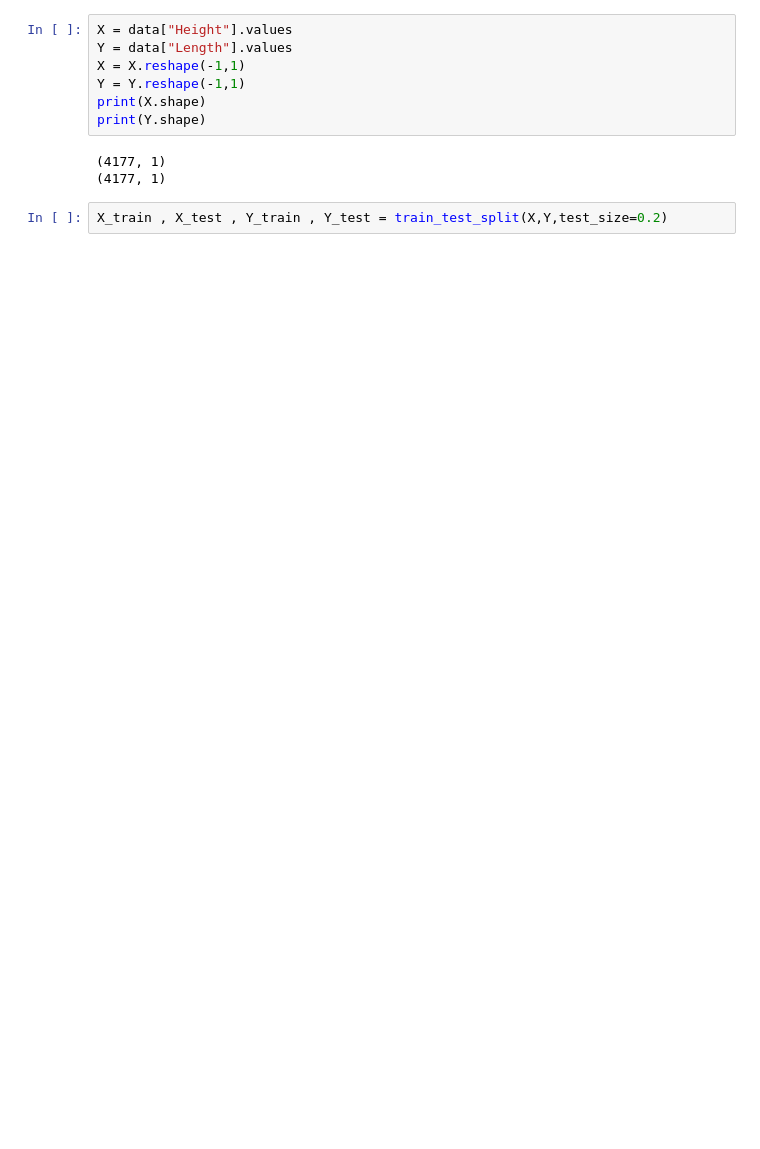
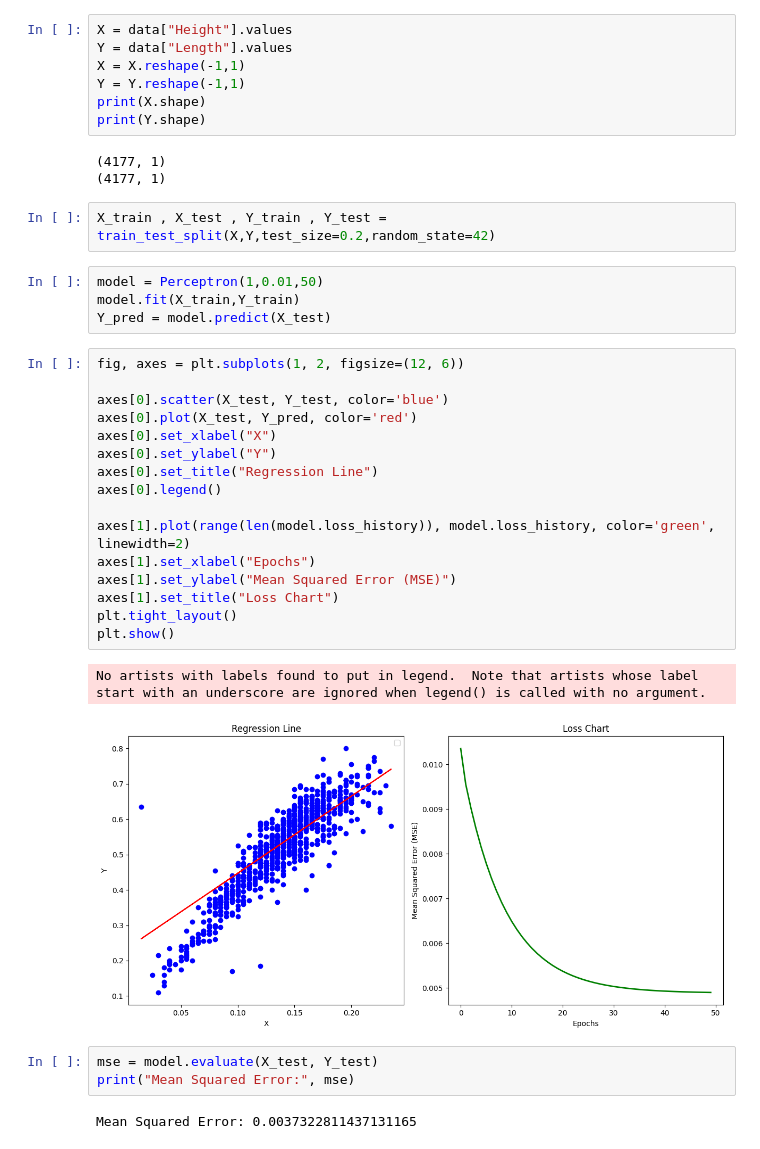
Before and after one commit to Moein-Moatali-2006/Machine-learning, a Jupyter notebook: Perceptron/Abalone 🐚/main.ipynb, the cells around one changed output. Cells and saved outputs as stored; diff of their text form; blank space fills up the shorter version.

```diff
--- a/Perceptron/Abalone 🐚/main.ipynb
+++ b/Perceptron/Abalone 🐚/main.ipynb
@@ -47,4 +48,32 @@ print(Y.shape)
 (4177, 1)
 (4177, 1)
 # %%
-X_train , X_test , Y_train , Y_test = train_test_split(X,Y,test_size=0.2)
+X_train , X_test , Y_train , Y_test = train_test_split(X,Y,test_size=0.2,random_state=42)
+# %%
+model = Perceptron(1,0.01,50)
+model.fit(X_train,Y_train)
+Y_pred = model.predict(X_test)
+# %%
+fig, axes = plt.subplots(1, 2, figsize=(12, 6))
+
+axes[0].scatter(X_test, Y_test, color='blue')
+axes[0].plot(X_test, Y_pred, color='red')
+axes[0].set_xlabel("X")
+axes[0].set_ylabel("Y")
+axes[0].set_title("Regression Line")
+axes[0].legend()
+
+axes[1].plot(range(len(model.loss_history)), model.loss_history, color='green', linewidth=2)
+axes[1].set_xlabel("Epochs")
+axes[1].set_ylabel("Mean Squared Error (MSE)")
+axes[1].set_title("Loss Chart")
+plt.tight_layout()
+plt.show()
+# %% [output]
+No artists with labels found to put in legend.  Note that artists whose label start with an underscore are ignored when legend() is called with no argument.
+[figure, added]
+# %%
+mse = model.evaluate(X_test, Y_test)
+print("Mean Squared Error:", mse)
+# %% [output]
+Mean Squared Error: 0.0037322811437131165
```
Also changed, not shown: parts of 1 cell of this notebook, 2 other files.
